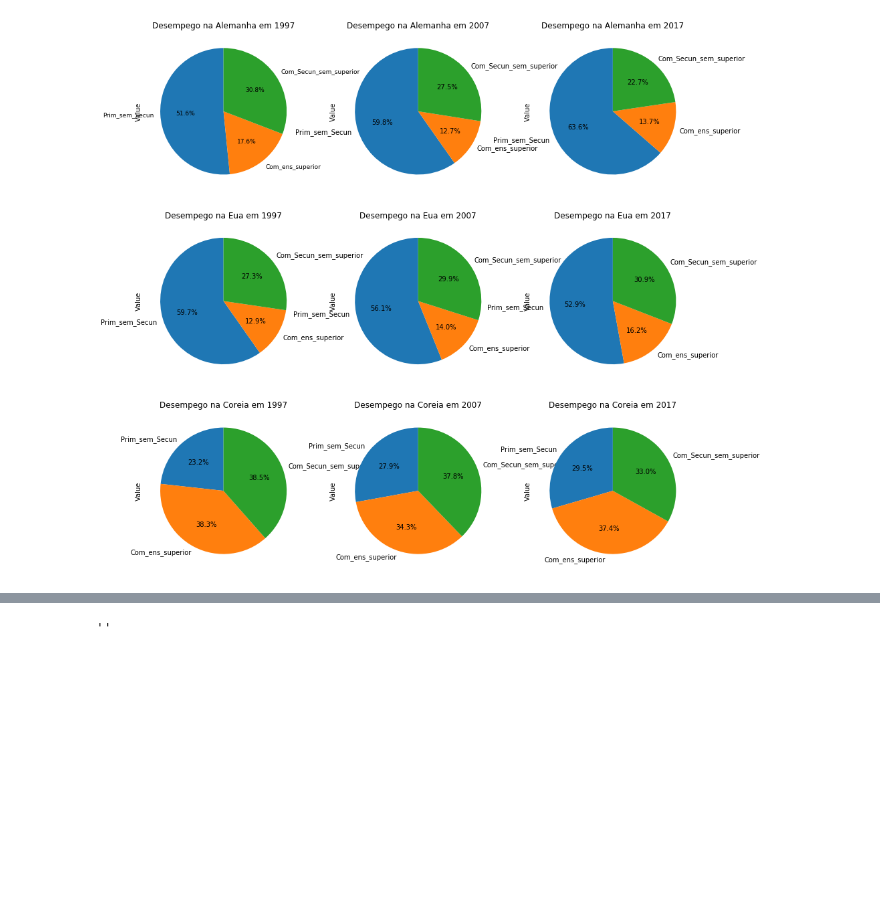
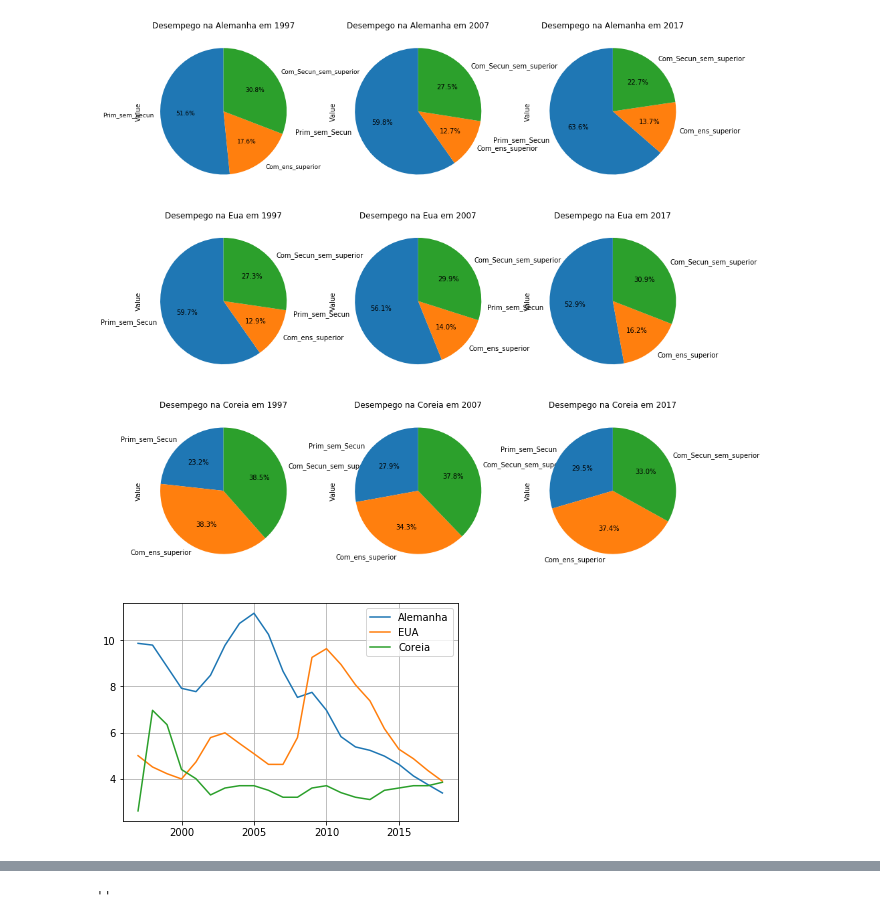
Before and after one commit to FernandoBichuette/Projeto_2_Cdados, a Jupyter notebook: Projeto 2.ipynb, the cells around one changed output, grey strips where cells are left out. Drawn from its saved outputs; the diff is of its cells as text; code cells hidden in the pictures; blank space fills up the shorter version.

```diff
--- a/Projeto 2.ipynb
+++ b/Projeto 2.ipynb
@@ -150,6 +150,15 @@ Coreia2017.plot(kind='pie', y = 'Value', ax=ax9, autopct='%1.1f%%',
 plt.show()
 # %% [output]
 [figure]
+# %%
+plt.plot(Alemanha["TIME"],Alemanha['Desemprego'],label='Alemanha')
+plt.plot(Eua["TIME"],Eua['Desemprego'],label='EUA')
+plt.plot(Coreia["TIME"],Coreia['Desemprego'],label='Coreia')
+plt.legend()
+plt.grid()
+plt.show()
+# %% [output]
+[figure, added]
 # %%
 dados = pd.get_dummies(dados, columns=['LOCATION','Escolaridade'])
 dados.head()
```
Also changed, not shown: parts of 11 cells of this notebook.
